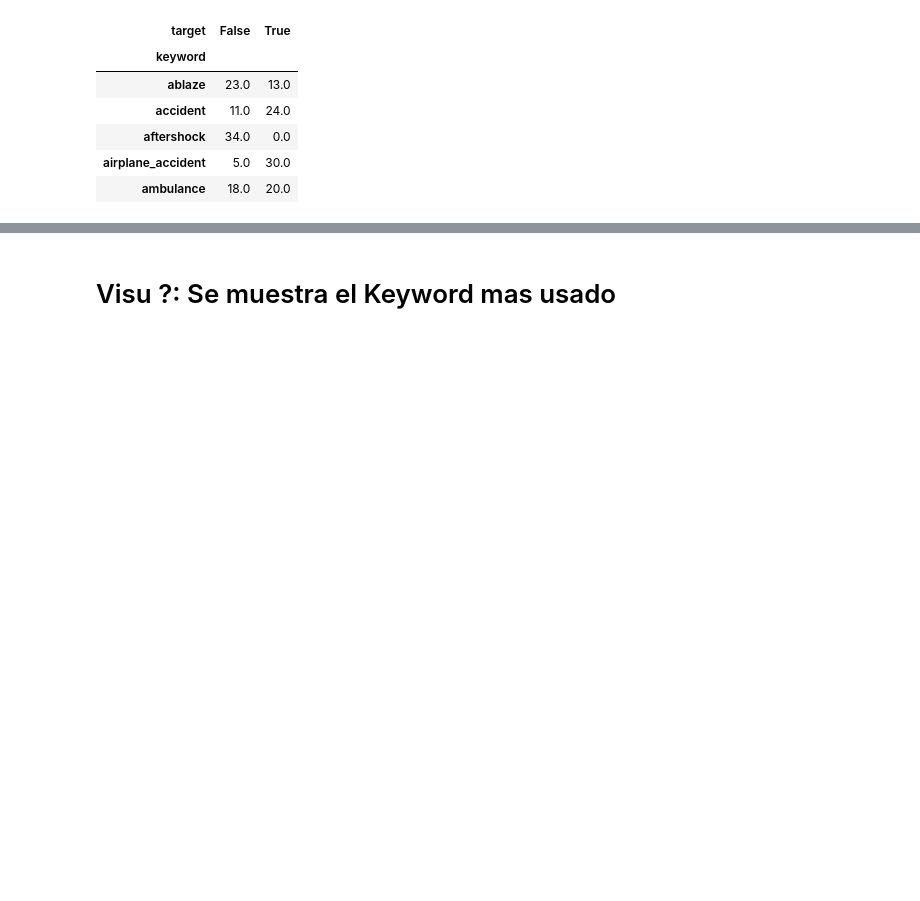
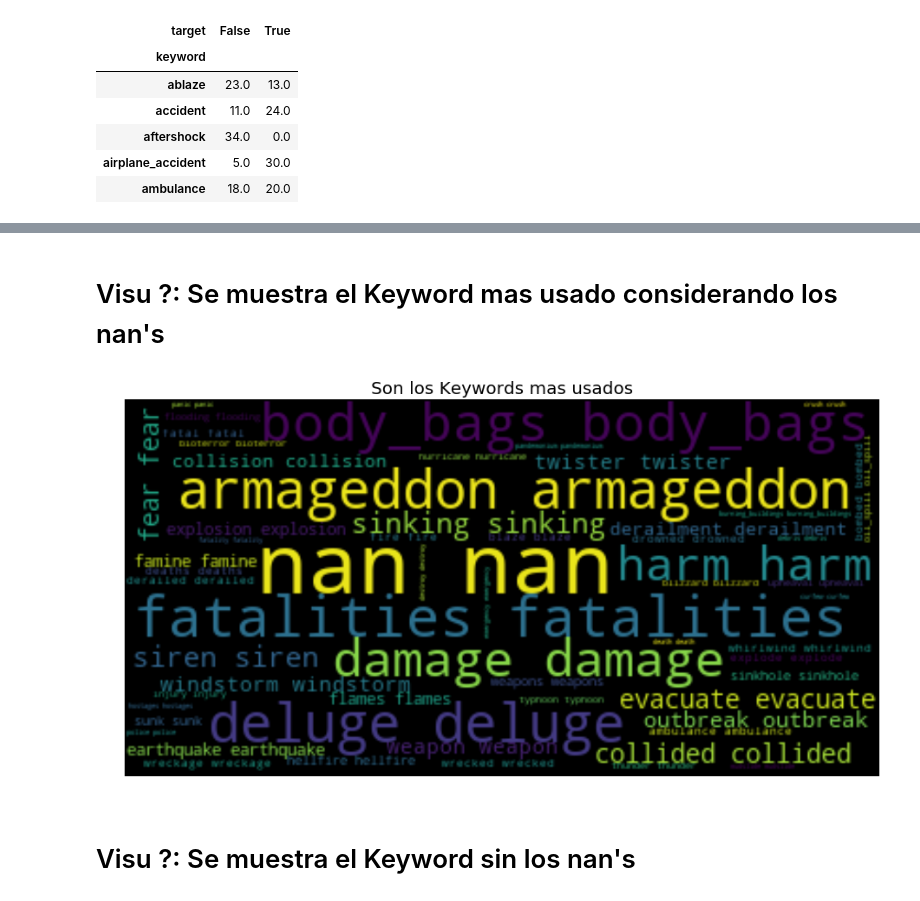
Before and after one commit to ZoraidaF/Cuarendata, a Jupyter notebook: Tp1_20_Sher.ipynb, the cells around one changed output, grey strips where cells are left out. Drawn from its saved outputs; the diff is of its cells as text; code cells hidden in the pictures; blank space fills up the shorter version.

```diff
--- a/Tp1_20_Sher.ipynb
+++ b/Tp1_20_Sher.ipynb
@@ -246,0 +226,5 @@ topten_keyword.head(10)
+# %%
+arch_keyword_conNans=archTrain[['keyword']]
+# %%
+arch_keyword_conNans['keyword']=arch_keyword_conNans['keyword'].astype('str')
+arch_keyword_conNans.keyword.unique()
@@ -247,2 +249,19 @@ topten_keyword.head(10)
 # %% [markdown]
-# Visu ?: Se muestra el Keyword mas usado
+# Visu ?: Se muestra el Keyword mas usado considerando los nan's
+# %%
+from wordcloud import WordCloud
+#consideramos los nans como un string asi podemos mostrar la cantidad que existen
+
+text =" ".join(review for review in arch_keyword_conNans.keyword)
+
+
+wordcloud = WordCloud().generate(text)
+
+
+plt.figure(figsize=[16,8])
+plt.title("Son los Keywords mas usados",fontsize=20)
+plt.imshow(wordcloud, interpolation='bilinear')
+plt.axis("off")
+plt.show()
+# %% [output]
+[figure, added]
@@ -249,3 +272,5 @@ topten_keyword.head(10)
+# %% [markdown]
+# Visu ?: Se muestra el Keyword sin los nan's
 # %%
 from wordcloud import WordCloud
 
```
Also changed, not shown: parts of 47 cells of this notebook.
